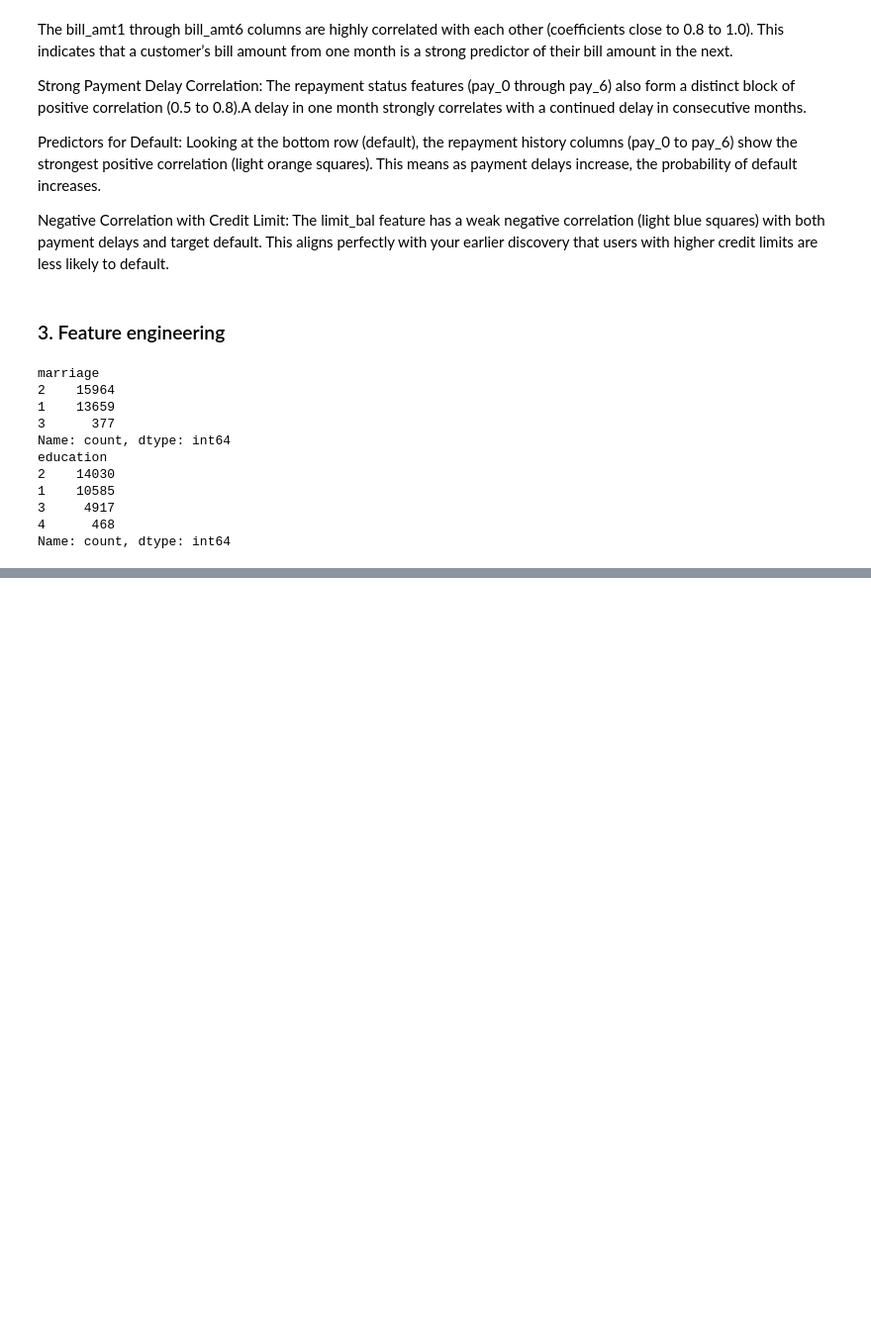
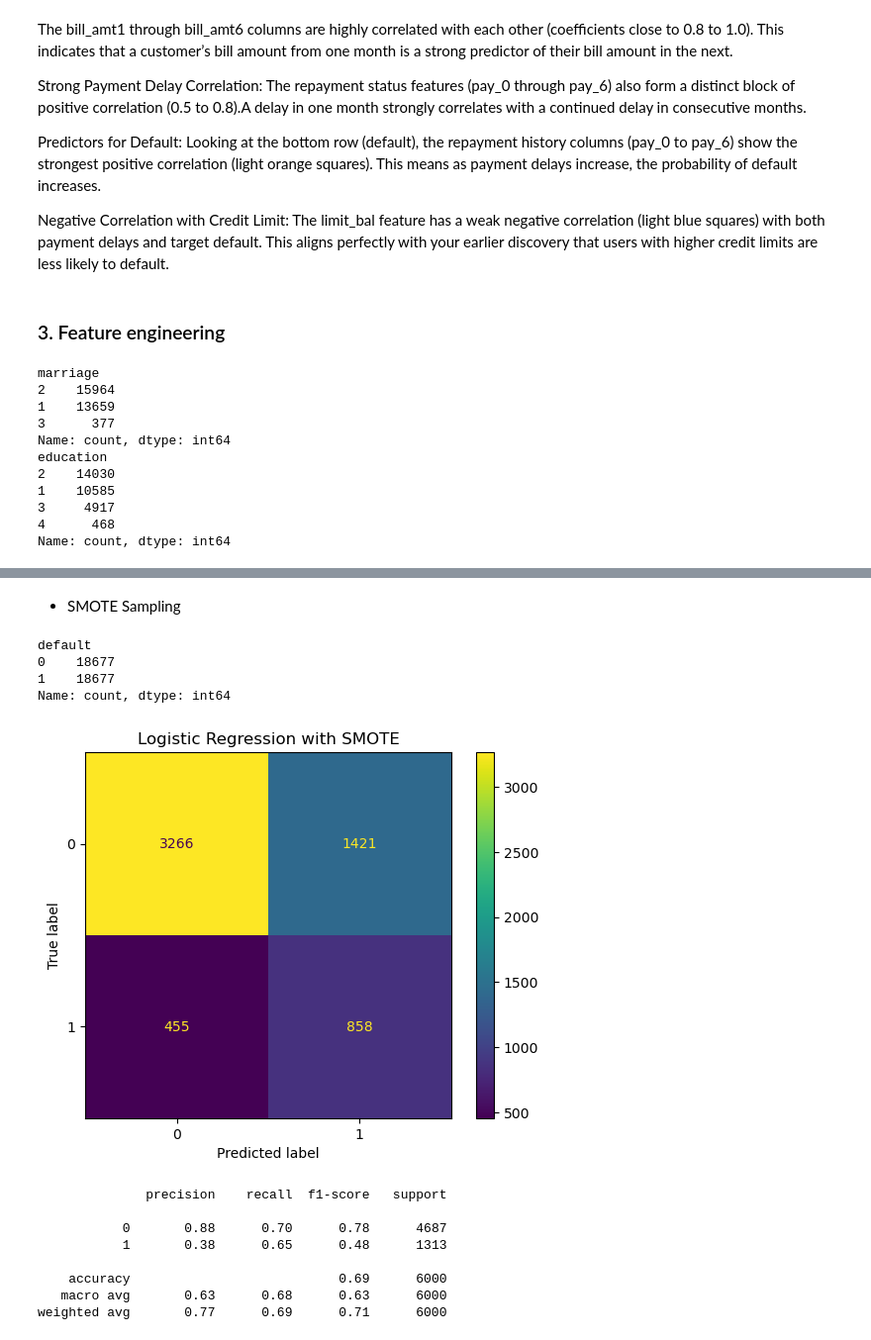
Before and after one commit to thebryanbx-cripto-32/Project_Final_Bank_Risk_ML, a Jupyter notebook: data_1_EDA_Credit.ipynb, the cells around one changed output, grey strips where cells are left out. Shown at 99% size. Saved outputs shown, nothing was run; the diff lists cells and outputs as text; code cells hidden in the pictures; blank space fills up the shorter version.

```diff
--- a/data_1_EDA_Credit.ipynb
+++ b/data_1_EDA_Credit.ipynb
@@ -325,0 +409,35 @@ features_reduced = [
+# %% [markdown]
+* SMOTE Sampling
+# %%
+smote = SMOTE(random_state=42)
+X_train_smote, y_train_smote = smote.fit_resample(
+    X_train_norm,
+    y_train)
+
+print(pd.Series(y_train_smote).value_counts())
+# %% [output]
+default
+0    18677
+1    18677
+Name: count, dtype: int64
+# %%
+smote_logistic_model = LogisticRegression(max_iter=1000)
+smote_logistic_model.fit(X_train_smote, y_train_smote)
+smote_logistic_pred = smote_logistic_model.predict(X_test_norm)
+
+cm = confusion_matrix(y_test, smote_logistic_pred)
+ConfusionMatrixDisplay(cm).plot()
+plt.title("Logistic Regression with SMOTE")
+plt.show()
+
+print(classification_report(y_test, smote_logistic_pred))
+# %% [output]
+[figure, added]
+              precision    recall  f1-score   support
+
+           0       0.88      0.70      0.78      4687
+           1       0.38      0.65      0.48      1313
+
+    accuracy                           0.69      6000
+   macro avg       0.63      0.68      0.63      6000
+weighted avg       0.77      0.69      0.71      6000
```
Also changed, not shown: parts of 37 cells of this notebook, 5 other files.
